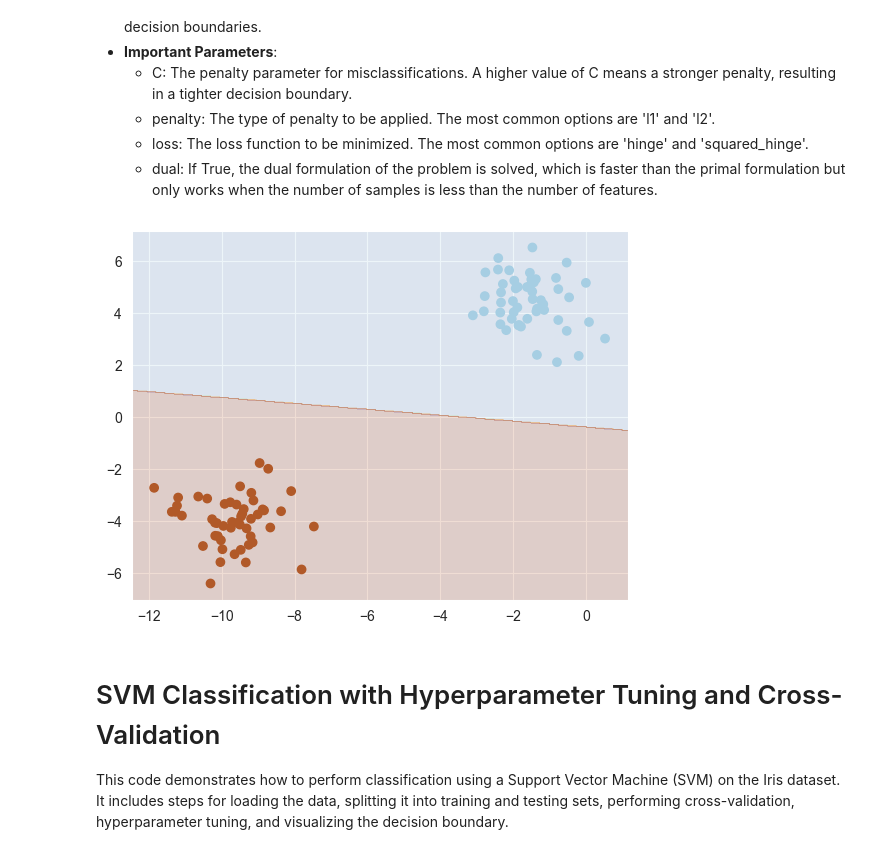
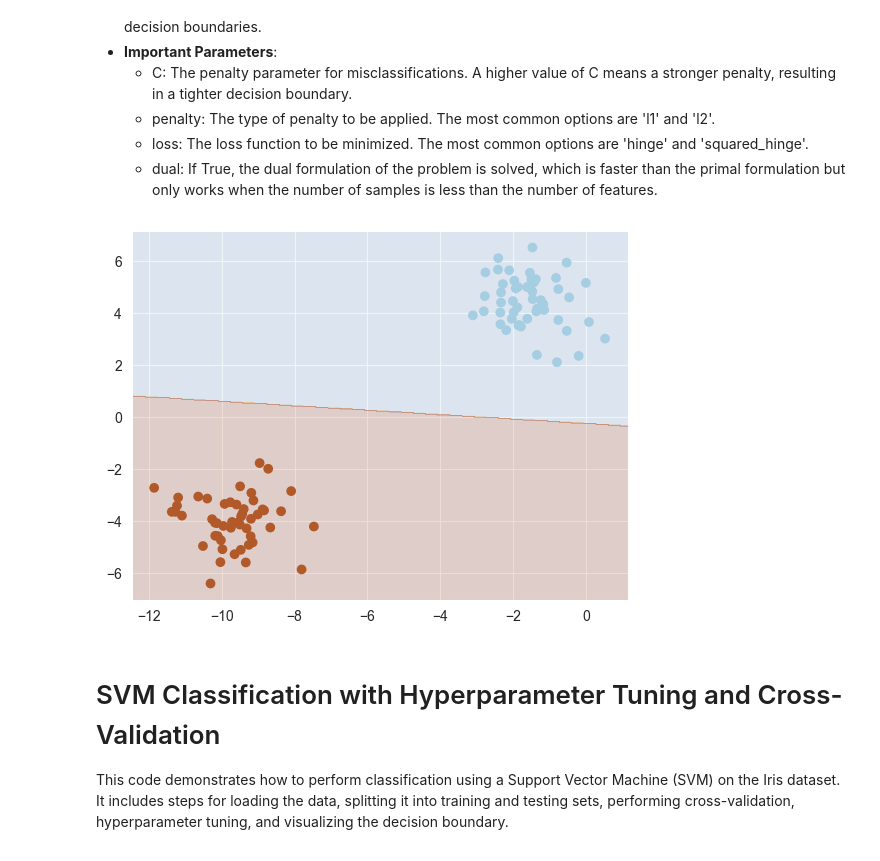
Before and after one commit to RyanQchiqache/Machine-Learning-Learning-Center, a Jupyter notebook: learningML/svm_maxEnt/SVM.ipynb, the cells around one changed output. Cells and saved outputs as stored; diff of their text form; code cells hidden in the pictures.

Commit message:
dual to false since sklearn will change something about that Parameter

```diff
--- a/learningML/svm_maxEnt/SVM.ipynb
+++ b/learningML/svm_maxEnt/SVM.ipynb
@@ -101,33 +101,33 @@ plt.show()
 # %%
 import numpy as np
 import matplotlib.pyplot as plt
 from sklearn.datasets import make_blobs
 from sklearn.svm import LinearSVC
 
 # Generate some example data
 X, y = make_blobs(n_samples=100, centers=2, random_state=1)
 
 # Train a LinearSVM classifier
-clf = LinearSVC(C=100)
+clf = LinearSVC(C=100, dual=False)
 clf.fit(X, y)
 
 # Plot the data points and decision boundary
 plt.scatter(X[:, 0], X[:, 1], c=y, cmap=plt.cm.Paired)
 ax = plt.gca()
 xlim = ax.get_xlim()
 ylim = ax.get_ylim()
 
 # Create a grid of points to plot the decision boundary
 xx, yy = np.meshgrid(np.linspace(xlim[0], xlim[1], 500),
                      np.linspace(ylim[0], ylim[1], 500))
 Z = clf.predict(np.c_[xx.ravel(), yy.ravel()])
 
 # Plot the decision boundary and margins
 Z = Z.reshape(xx.shape)
 ax.contourf(xx, yy, Z, cmap=plt.cm.Paired, alpha=0.2)
 plt.show()
 # %% [output]
-[figure, old version]
+[figure, new version]
 # %% [markdown]
 # SVM Classification with Hyperparameter Tuning and Cross-Validation
 
```
